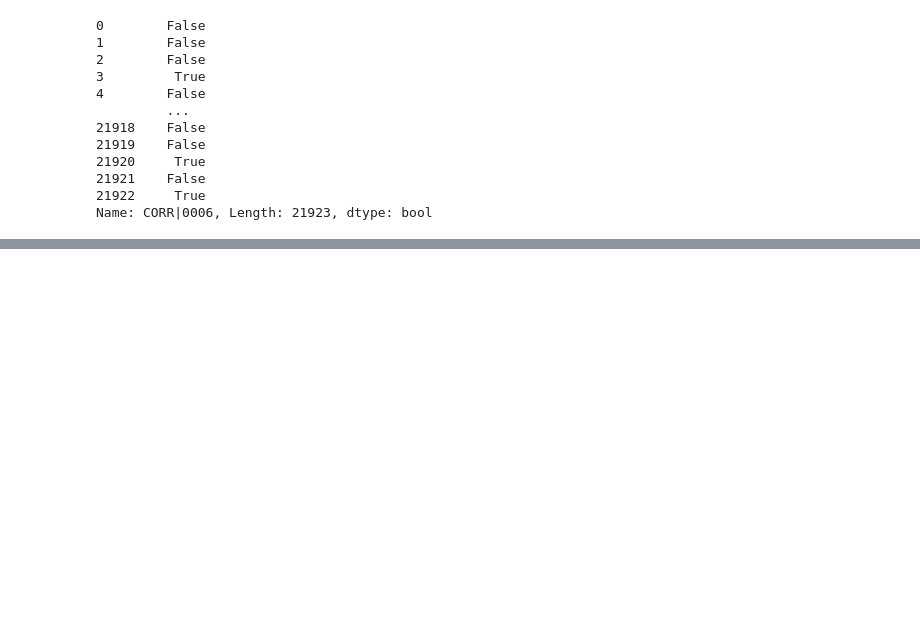
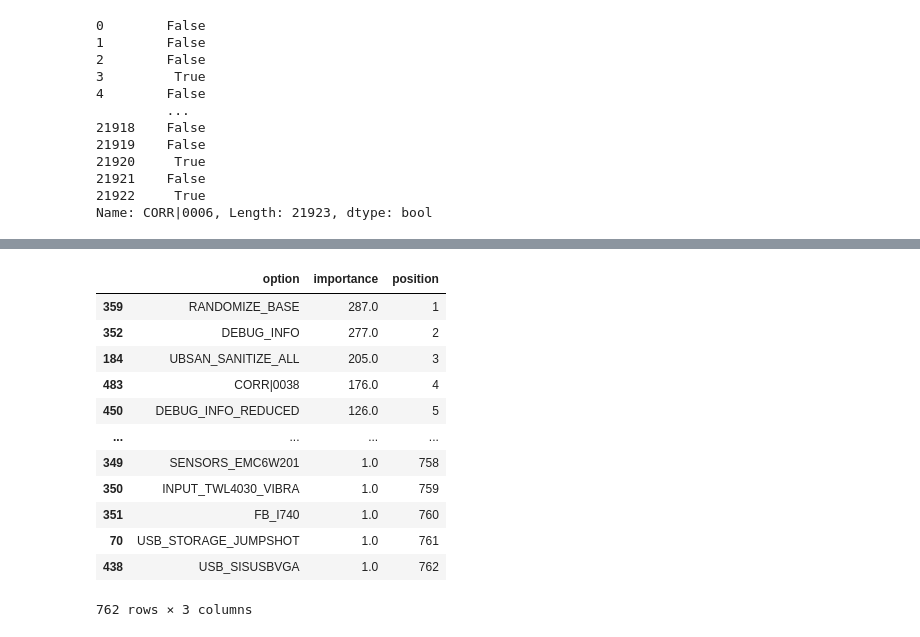
Before and after one commit to TuxML/tuxai, a Jupyter notebook: notebooks/2022_12_05.ipynb, the cells around one changed output, grey strips where cells are left out. Drawn from its saved outputs; the diff is of its cells as text; code cells hidden in the pictures; blank space fills up the shorter version.

```diff
--- a/notebooks/2022_12_05.ipynb
+++ b/notebooks/2022_12_05.ipynb
@@ -62,0 +93,19 @@ Name: CORR|0006, Length: 21923, dtype: bool
+# %%
+scores = xgb_reg.get_booster().get_score(importance_type='weight')
+df_scores = pd.DataFrame.from_dict({"option": scores.keys(), "importance": scores.values()}).sort_values("importance", ascending=False)
+df_scores["position"] = range(1, len(scores) + 1)
+df_scores
+# %% [output]
+|  | option | importance | position |
+| 359 | RANDOMIZE_BASE | 287.0 | 1 |
+| 352 | DEBUG_INFO | 277.0 | 2 |
+| 184 | UBSAN_SANITIZE_ALL | 205.0 | 3 |
+| 483 | CORR|0038 | 176.0 | 4 |
+| 450 | DEBUG_INFO_REDUCED | 126.0 | 5 |
+| ... | ... | ... | ... |
+| 349 | SENSORS_EMC6W201 | 1.0 | 758 |
+| 350 | INPUT_TWL4030_VIBRA | 1.0 | 759 |
+| 351 | FB_I740 | 1.0 | 760 |
+| 70 | USB_STORAGE_JUMPSHOT | 1.0 | 761 |
+| 438 | USB_SISUSBVGA | 1.0 | 762 |
+762 rows × 3 columns
```
Also changed, not shown: parts of 7 cells of this notebook, 2 other files.
